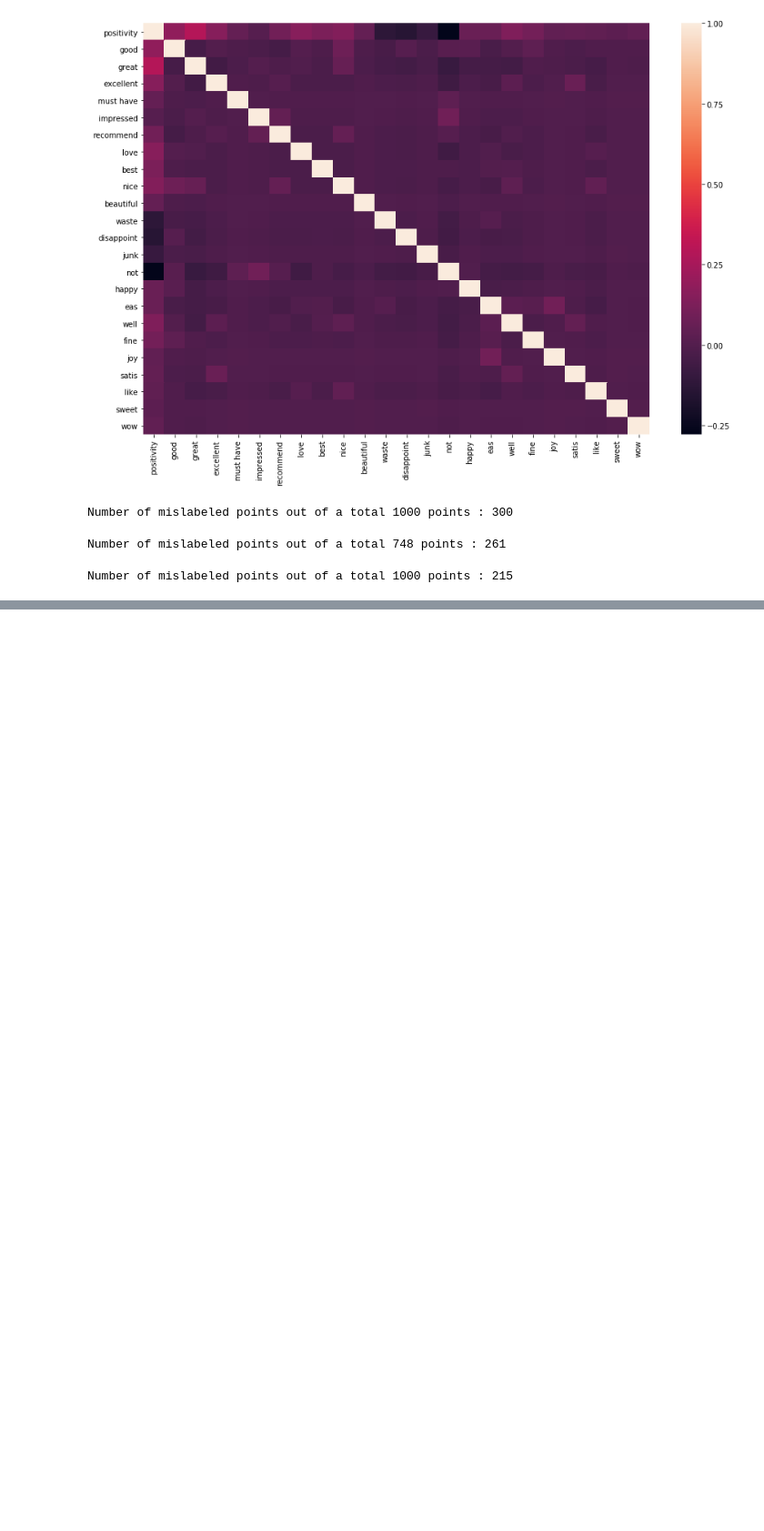
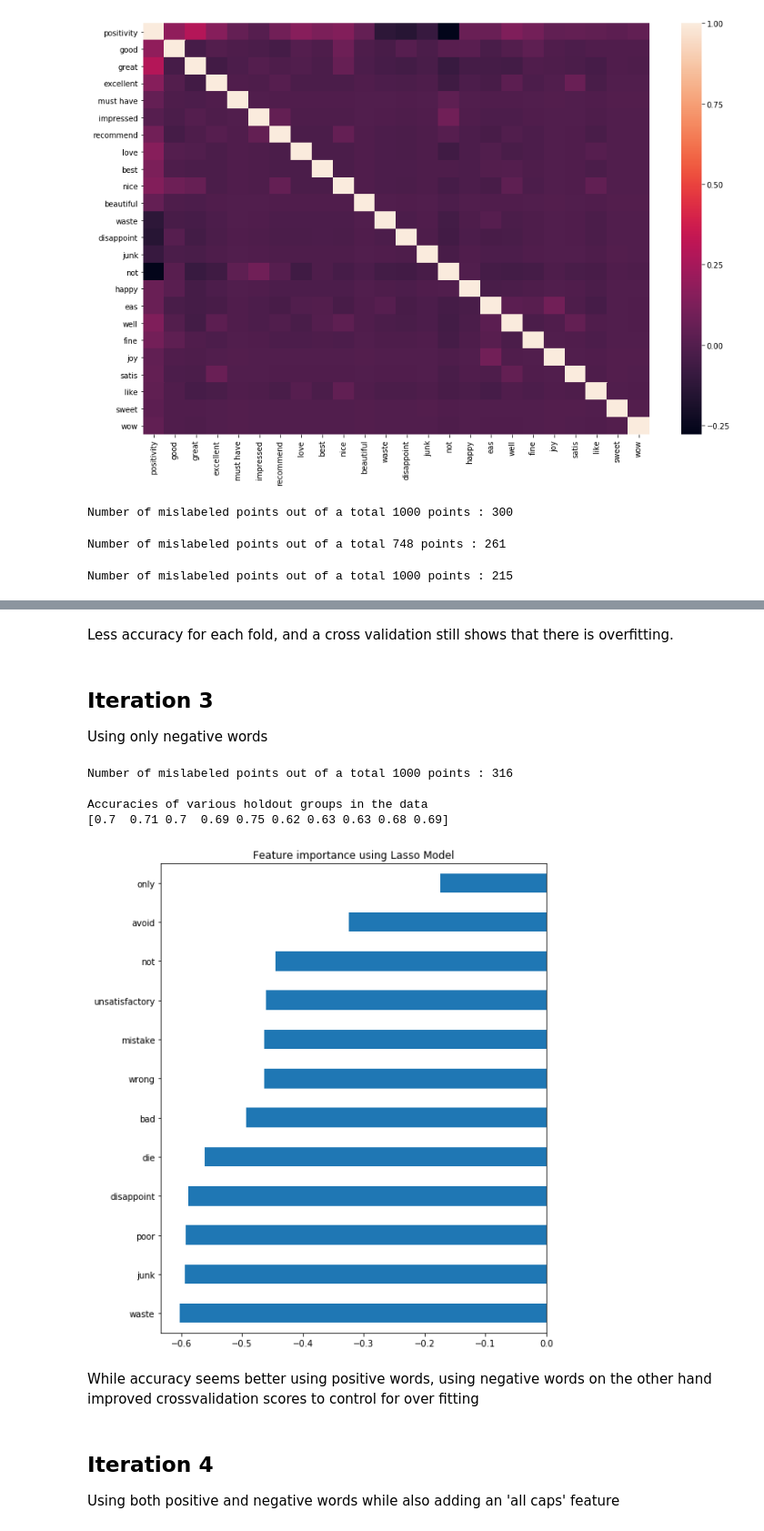
Before and after one commit to JohnVillanueva/Thinkful, a Jupyter notebook: BC Unit 2/Feedback Analysis Drill.ipynb, the cells around one changed output, grey strips where cells are left out. Shown at 91% size. Cells and saved outputs as stored; diff of their text form; code cells hidden in the pictures; blank space fills up the shorter version.

```diff
--- a/BC Unit 2/Feedback Analysis Drill.ipynb
+++ b/BC Unit 2/Feedback Analysis Drill.ipynb
@@ -108,0 +140,41 @@ Number of mislabeled points out of a total 1000 points : 215
+# %%
+def RevClassEvalIter(path, keys):
+    raw = pd.read_csv(path, delimiter='\t',header=None)
+    raw.columns = ['review','positivity']
+
+    punctuation = ['.','!','?',',']
+    for p in punctuation:
+        df2=raw['review'].str.replace(p,' ')
+        df2=pd.DataFrame(df2)
+        raw['review'] = df2
+
+    feats = pd.DataFrame(raw['positivity'])
+    for key in keys:
+        feats[str(key)] = raw.review.str.contains(str(key), case=False)
+
+    #setting data
+    data = feats[keys]
+    target = feats['positivity']
+
+    #testing classifier
+    bnb = BernoulliNB()
+    bnb.fit(data, target)
+    y_pred = bnb.predict(data)
+    print("Number of mislabeled points out of a total {} points : {}".format(data.shape[0],(target != y_pred).sum()))
+    print('')
+
+    #Checking for overfitting
+    CVarray = cross_val_score(bnb, data, target, cv=10)
+    print('Accuracies of various holdout groups in the data')
+    print(CVarray)
+
+    #Evaluating importance of each feature/keyword using lasso model
+    X = data
+    y = target
+    reg = LassoCV()
+    reg.fit(X, y)
+    coef = pd.Series(reg.coef_, index = X.columns)
+    imp_coef = coef.sort_values()
+    plt.rcParams['figure.figsize'] = (8.0, 10.0)
+    imp_coef.plot(kind = "barh")
+    plt.title("Feature importance using Lasso Model")
@@ -108,0 +208,17 @@ Number of mislabeled points out of a total 1000 points : 215
+# %% [markdown]
+Less accuracy for each fold, and a cross validation still shows that there is overfitting.
+# %% [markdown]
+## Iteration 3
+Using only negative words
+# %%
+keys = ['waste','disappoint','junk','not', 'poor', 'unsatisfactory', 'bad', 'wrong', 'only', 'die', 'mistake', 'avoid']
+
+RevClassEvalIter(amz_path, keys=keys)
+# %% [output]
+Number of mislabeled points out of a total 1000 points : 316
+
+Accuracies of various holdout groups in the data
+[0.7  0.71 0.7  0.69 0.75 0.62 0.63 0.63 0.68 0.69]
+[figure, added]
+# %% [markdown]
+While accuracy seems better using positive words, using negative words on the other hand improved crossvalidation scores to control for over fitting
@@ -108,0 +227,3 @@ Number of mislabeled points out of a total 1000 points : 215
+# %% [markdown]
+## Iteration 4
+Using both positive and negative words while also adding an 'all caps' feature
```
Also changed, not shown: parts of 14 cells of this notebook.
